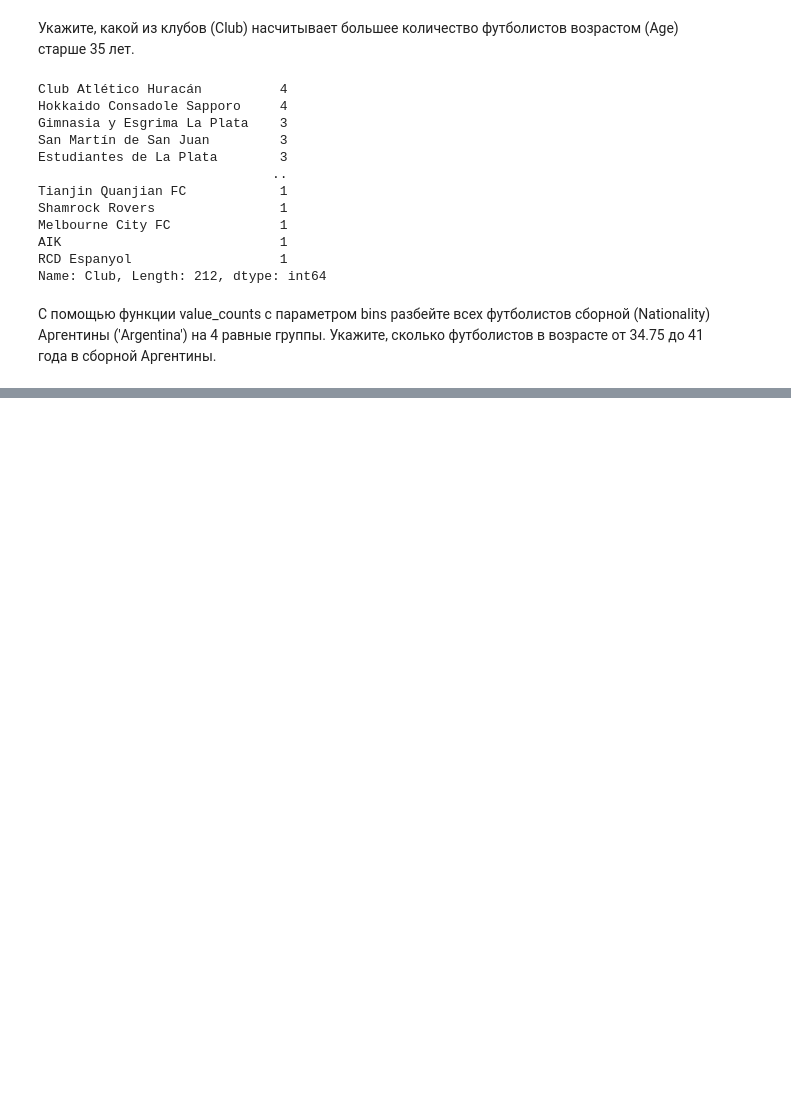
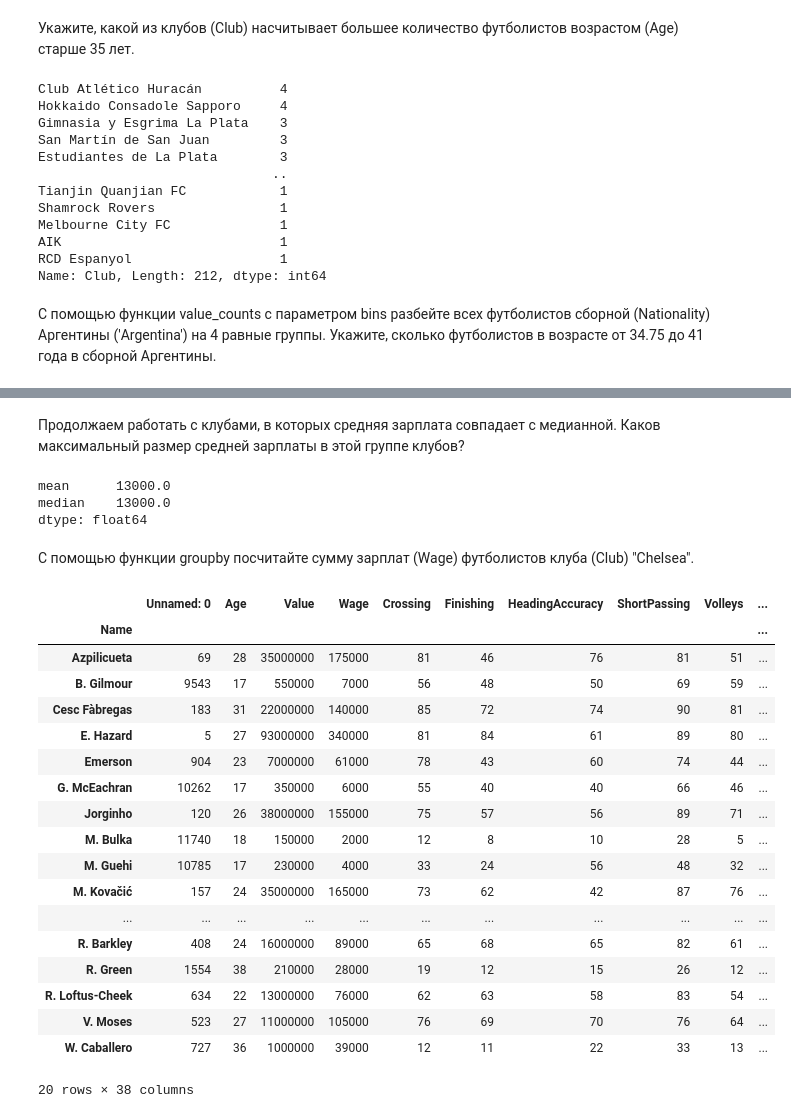
Before and after one commit to aar44i/DataScience, a Jupyter notebook: SkillFactory/5.ipynb, the cells around one changed output, grey strips where cells are left out. Drawn from its saved outputs; the diff is of its cells as text; code cells hidden in the pictures; blank space fills up the shorter version.

```diff
--- a/SkillFactory/5.ipynb
+++ b/SkillFactory/5.ipynb
@@ -424,0 +577,32 @@ TypeError: bins argument only works with numeric data.
+# %% [markdown]
+Продолжаем работать с клубами, в которых средняя зарплата совпадает с медианной. Каков максимальный размер средней зарплаты в этой группе клубов?
+# %%
+df1[df1['mean'] == df1['median']].max()
+# %% [output]
+mean      13000.0
+median    13000.0
+dtype: float64
+# %% [markdown]
+С помощью функции groupby посчитайте сумму зарплат (Wage) футболистов клуба (Club) "Chelsea".
+# %%
+ft[ft.Club == "Chelsea"].groupby(['Name']).sum()
+# %% [output]
+|  | Unnamed: 0 | Age | Value | Wage | Crossing | Finishing | HeadingAccuracy | ShortPassing | Volleys | ... |
+| Name |  |  |  |  |  |  |  |  |  | ... |
+| Azpilicueta | 69 | 28 | 35000000 | 175000 | 81 | 46 | 76 | 81 | 51 | ... |
+| B. Gilmour | 9543 | 17 | 550000 | 7000 | 56 | 48 | 50 | 69 | 59 | ... |
+| Cesc Fàbregas | 183 | 31 | 22000000 | 140000 | 85 | 72 | 74 | 90 | 81 | ... |
+| E. Hazard | 5 | 27 | 93000000 | 340000 | 81 | 84 | 61 | 89 | 80 | ... |
+| Emerson | 904 | 23 | 7000000 | 61000 | 78 | 43 | 60 | 74 | 44 | ... |
+| G. McEachran | 10262 | 17 | 350000 | 6000 | 55 | 40 | 40 | 66 | 46 | ... |
+| Jorginho | 120 | 26 | 38000000 | 155000 | 75 | 57 | 56 | 89 | 71 | ... |
+| M. Bulka | 11740 | 18 | 150000 | 2000 | 12 | 8 | 10 | 28 | 5 | ... |
+| M. Guehi | 10785 | 17 | 230000 | 4000 | 33 | 24 | 56 | 48 | 32 | ... |
+| M. Kovačić | 157 | 24 | 35000000 | 165000 | 73 | 62 | 42 | 87 | 76 | ... |
+| ... | ... | ... | ... | ... | ... | ... | ... | ... | ... | ... |
+| R. Barkley | 408 | 24 | 16000000 | 89000 | 65 | 68 | 65 | 82 | 61 | ... |
+| R. Green | 1554 | 38 | 210000 | 28000 | 19 | 12 | 15 | 26 | 12 | ... |
+| R. Loftus-Cheek | 634 | 22 | 13000000 | 76000 | 62 | 63 | 58 | 83 | 54 | ... |
+| V. Moses | 523 | 27 | 11000000 | 105000 | 76 | 69 | 70 | 76 | 64 | ... |
+| W. Caballero | 727 | 36 | 1000000 | 39000 | 12 | 11 | 22 | 33 | 13 | ... |
+20 rows × 38 columns
```
Also changed, not shown: parts of 35 cells of this notebook.
